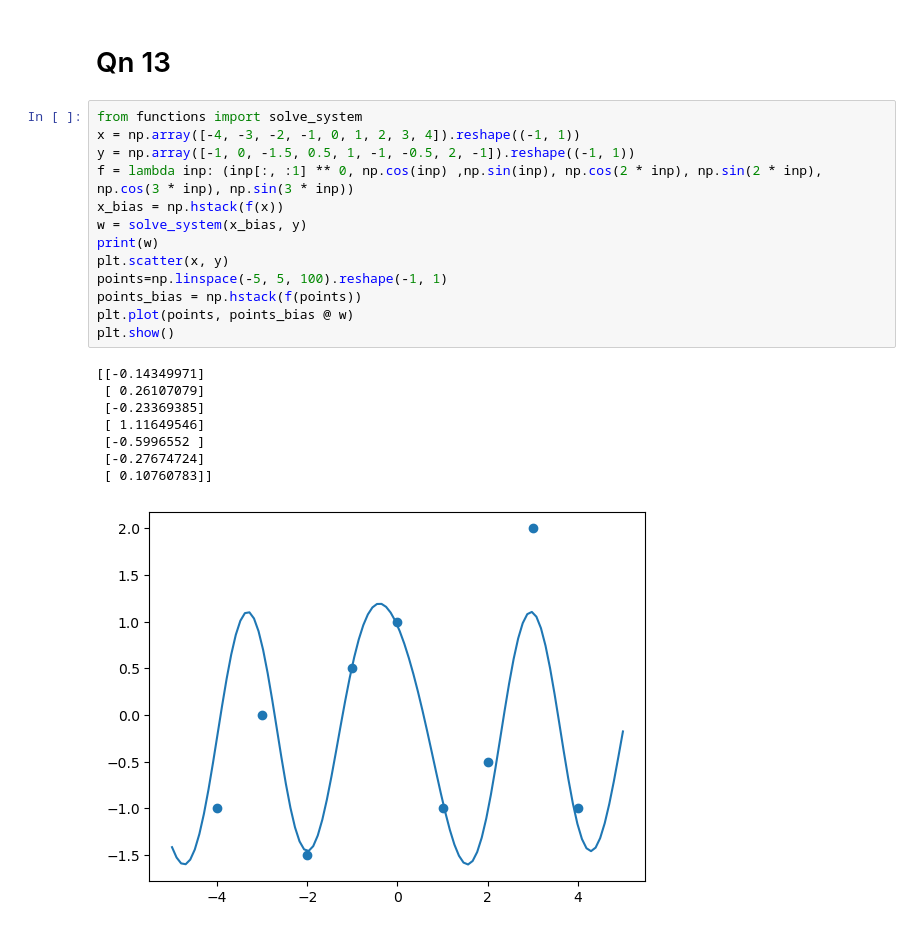
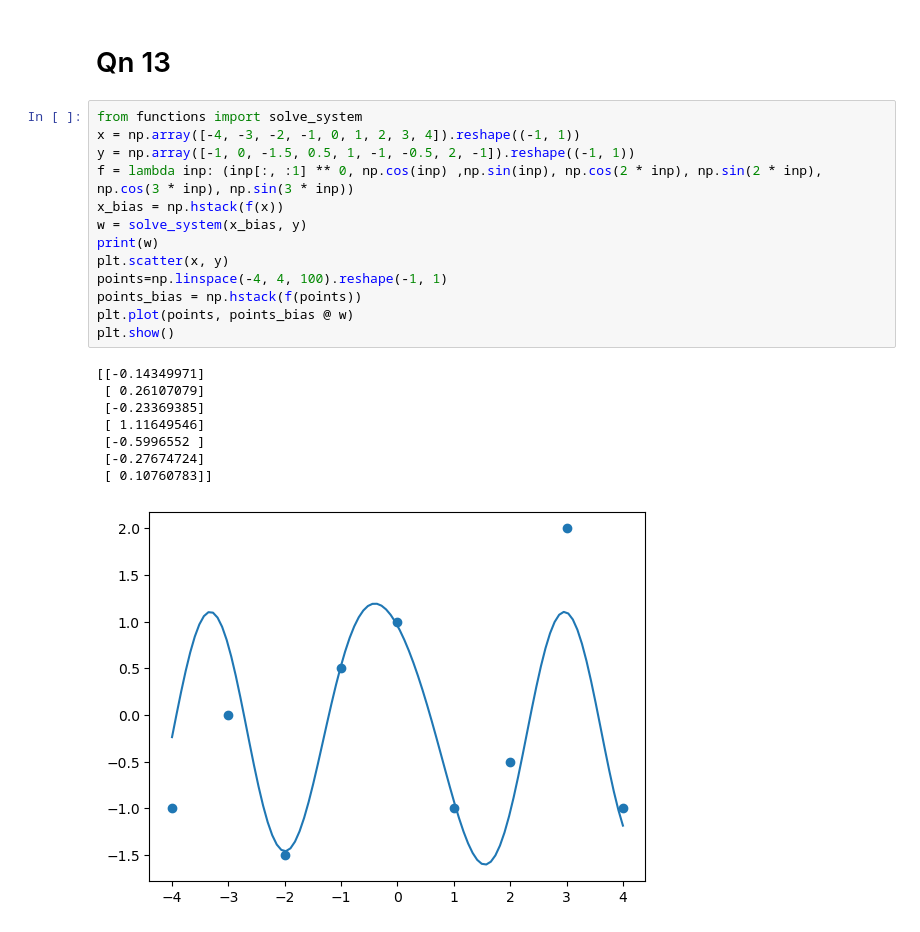
Before and after one commit to ginloy/EE2211, a Jupyter notebook: T5/t5.ipynb, the cells around one changed output. Saved outputs shown, nothing was run; the diff lists cells and outputs as text.

```diff
--- a/T5/t5.ipynb
+++ b/T5/t5.ipynb
@@ -191,22 +191,22 @@ array([[-0.630463  , -0.33427088],
 # %%
 from functions import solve_system
 x = np.array([-4, -3, -2, -1, 0, 1, 2, 3, 4]).reshape((-1, 1))
 y = np.array([-1, 0, -1.5, 0.5, 1, -1, -0.5, 2, -1]).reshape((-1, 1))
 f = lambda inp: (inp[:, :1] ** 0, np.cos(inp) ,np.sin(inp), np.cos(2 * inp), np.sin(2 * inp), np.cos(3 * inp), np.sin(3 * inp))
 x_bias = np.hstack(f(x))
 w = solve_system(x_bias, y)
 print(w)
 plt.scatter(x, y)
-points=np.linspace(-5, 5, 100).reshape(-1, 1)
+points=np.linspace(-4, 4, 100).reshape(-1, 1)
 points_bias = np.hstack(f(points))
 plt.plot(points, points_bias @ w)
 plt.show()
 # %% [output]
 [[-0.14349971]
  [ 0.26107079]
  [-0.23369385]
  [ 1.11649546]
  [-0.5996552 ]
  [-0.27674724]
  [ 0.10760783]]
-[figure, old version]
+[figure, new version]
```
Also changed, not shown: parts of 5 cells of this notebook, 1 other file.
